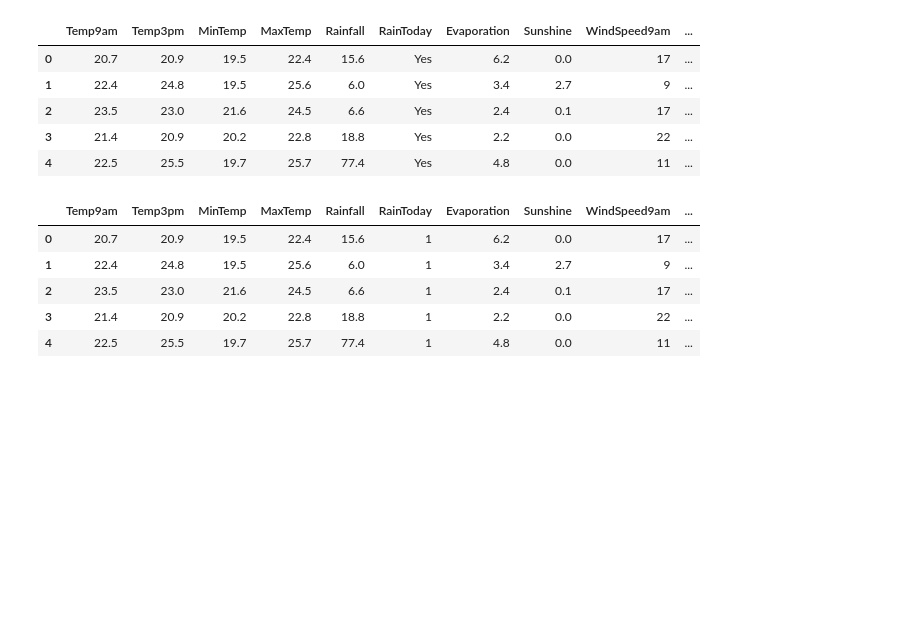
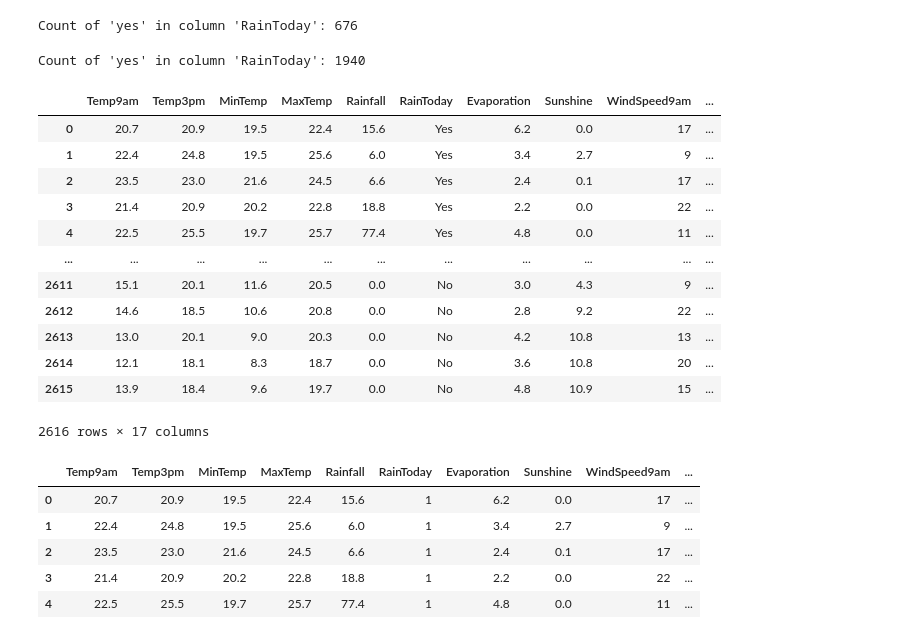
Before and after one commit to samratabduljalil/mL-olympiad2024, a Jupyter notebook: ml-olympiad-training-test.ipynb, the cells around one changed output. Cells and saved outputs as stored; diff of their text form; code cells hidden in the pictures; blank space fills up the shorter version.

```diff
--- a/ml-olympiad-training-test.ipynb
+++ b/ml-olympiad-training-test.ipynb
@@ -4,18 +4,39 @@ import pandas as pd
 
 # Replace 'filename.csv' with the path to your CSV file
 df = pd.read_csv('/kaggle/input/mlolympiadbd2024/train.csv')
+# %%
+
+count_of_yes = (df['RainToday'] == 'Yes').sum()
+
+print("Count of 'yes' in column 'RainToday':", count_of_yes)
+# %% [output]
+Count of 'yes' in column 'RainToday': 676
+# %%
+
+count_of_yes = (df['RainToday'] == 'No').sum()
+
+print("Count of 'yes' in column 'RainToday':", count_of_yes)
+# %% [output]
+Count of 'yes' in column 'RainToday': 1940
 # %%
 columns_to_drop = ['WindGustDir', 'WindGustSpeed', 'WindDir9am', 'WindDir3pm','Date']  # List of column names to drop
 df.drop(columns=columns_to_drop, inplace=True)
 # %%
-df.head()
+df
 # %% [output]
 |  | Temp9am | Temp3pm | MinTemp | MaxTemp | Rainfall | RainToday | Evaporation | Sunshine | WindSpeed9am | ... |
 | 0 | 20.7 | 20.9 | 19.5 | 22.4 | 15.6 | Yes | 6.2 | 0.0 | 17 | ... |
 | 1 | 22.4 | 24.8 | 19.5 | 25.6 | 6.0 | Yes | 3.4 | 2.7 | 9 | ... |
 | 2 | 23.5 | 23.0 | 21.6 | 24.5 | 6.6 | Yes | 2.4 | 0.1 | 17 | ... |
 | 3 | 21.4 | 20.9 | 20.2 | 22.8 | 18.8 | Yes | 2.2 | 0.0 | 22 | ... |
 | 4 | 22.5 | 25.5 | 19.7 | 25.7 | 77.4 | Yes | 4.8 | 0.0 | 11 | ... |
+| ... | ... | ... | ... | ... | ... | ... | ... | ... | ... | ... |
+| 2611 | 15.1 | 20.1 | 11.6 | 20.5 | 0.0 | No | 3.0 | 4.3 | 9 | ... |
+| 2612 | 14.6 | 18.5 | 10.6 | 20.8 | 0.0 | No | 2.8 | 9.2 | 22 | ... |
+| 2613 | 13.0 | 20.1 | 9.0 | 20.3 | 0.0 | No | 4.2 | 10.8 | 13 | ... |
+| 2614 | 12.1 | 18.1 | 8.3 | 18.7 | 0.0 | No | 3.6 | 10.8 | 20 | ... |
+| 2615 | 13.9 | 18.4 | 9.6 | 19.7 | 0.0 | No | 4.8 | 10.9 | 15 | ... |
+2616 rows × 17 columns
 # %%
 df.replace(to_replace={'RainToday': {'No': '0', 'Yes': '1'}}, inplace=True)
 # %%
```
Also changed, not shown: parts of 18 cells of this notebook.
